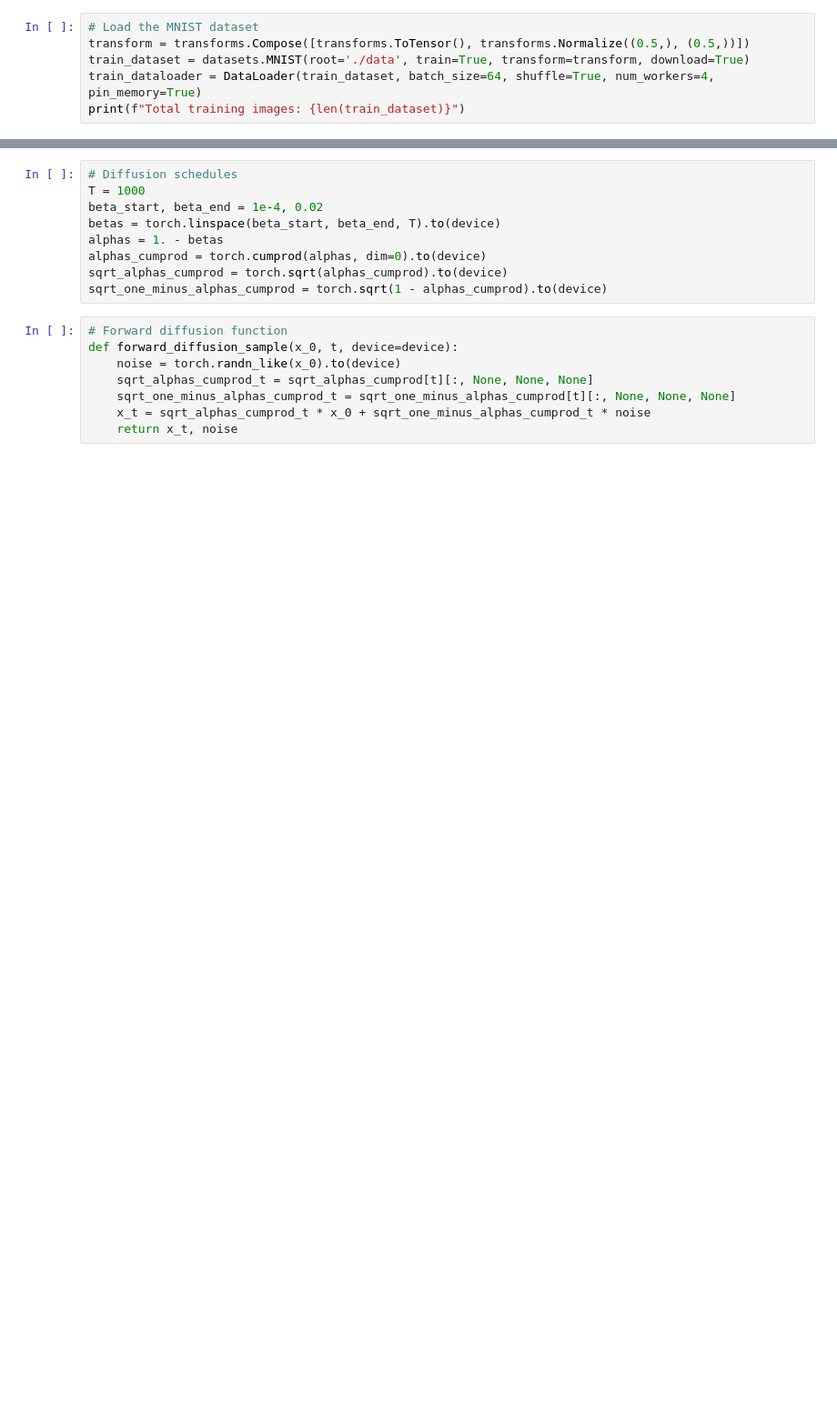
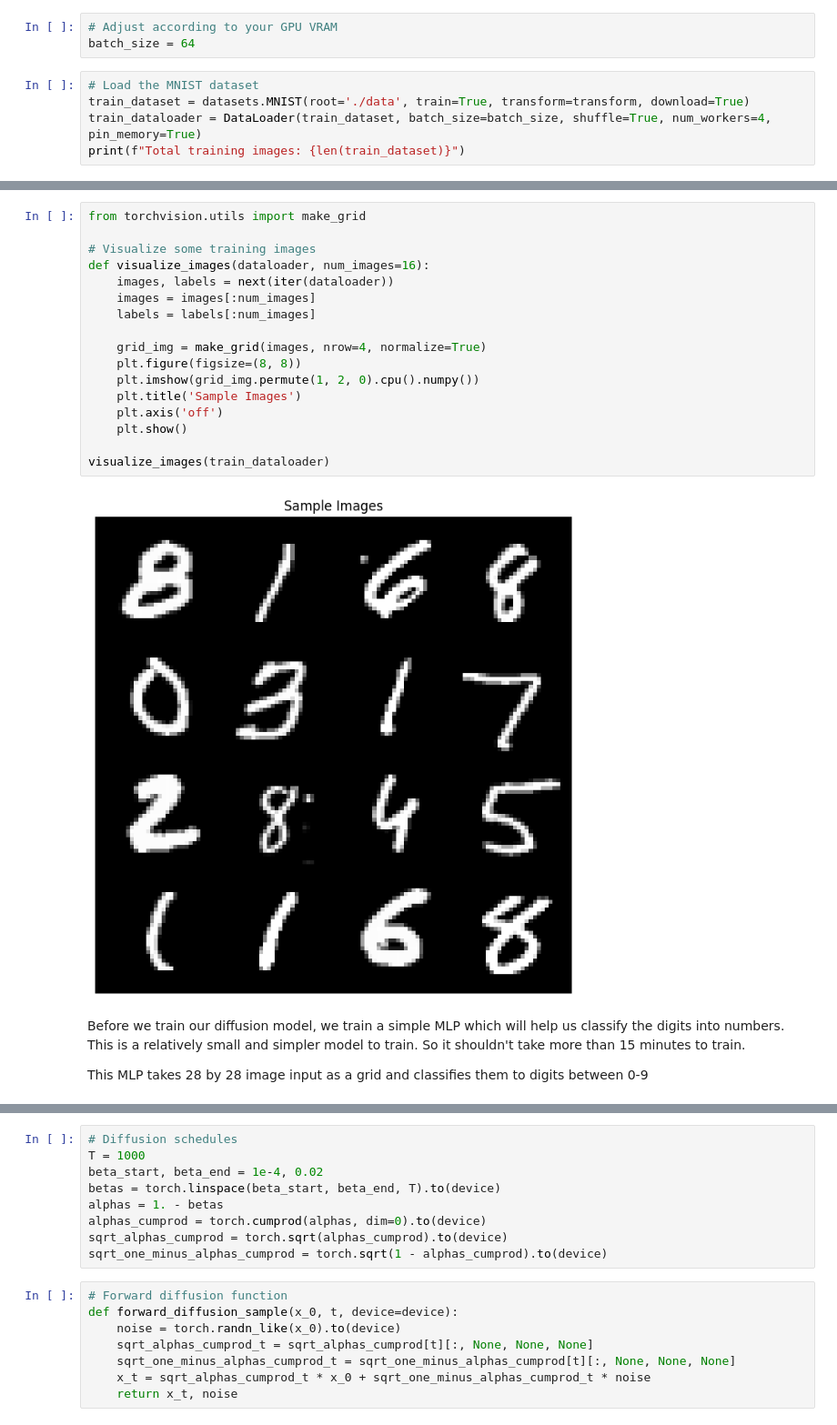
Before and after one commit to HarshitP147/mnist-image-gen, a Jupyter notebook: train.ipynb, the cells around one changed output, grey strips where cells are left out. Shown at 91% size. Saved outputs shown, nothing was run; the diff lists cells and outputs as text; blank space fills up the shorter version.

```diff
--- a/train.ipynb
+++ b/train.ipynb
@@ -20,6 +23,8 @@ print(f"Using device: {torch.cuda.get_device_name(device)}")
+# %%
+# Adjust according to your GPU VRAM
+batch_size = 64
 # %%
 # Load the MNIST dataset
-transform = transforms.Compose([transforms.ToTensor(), transforms.Normalize((0.5,), (0.5,))])
 train_dataset = datasets.MNIST(root='./data', train=True, transform=transform, download=True)
-train_dataloader = DataLoader(train_dataset, batch_size=64, shuffle=True, num_workers=4, pin_memory=True)
+train_dataloader = DataLoader(train_dataset, batch_size=batch_size, shuffle=True, num_workers=4, pin_memory=True)
 print(f"Total training images: {len(train_dataset)}")
@@ -30 +39,25 @@ print(f"Total test images: {len(test_dataset)}")
+# %%
+from torchvision.utils import make_grid
+
+# Visualize some training images
+def visualize_images(dataloader, num_images=16):
+    images, labels = next(iter(dataloader))
+    images = images[:num_images]
+    labels = labels[:num_images]
+
+    grid_img = make_grid(images, nrow=4, normalize=True)
+    plt.figure(figsize=(8, 8))
+    plt.imshow(grid_img.permute(1, 2, 0).cpu().numpy())
+    plt.title('Sample Images')
+    plt.axis('off')
+    plt.show()
+
+visualize_images(train_dataloader)
+# %% [output]
+[figure, added]
+# %% [markdown]
+Before we train our diffusion model, we train a simple MLP which will help us classify the digits into numbers.
+This is a relatively small and simpler model to train. So it shouldn't take more than 15 minutes to train.
+
+This MLP takes 28 by 28 image input as a grid and classifies them to digits between 0-9
 # %%
```
Also changed, not shown: parts of 20 cells of this notebook.
